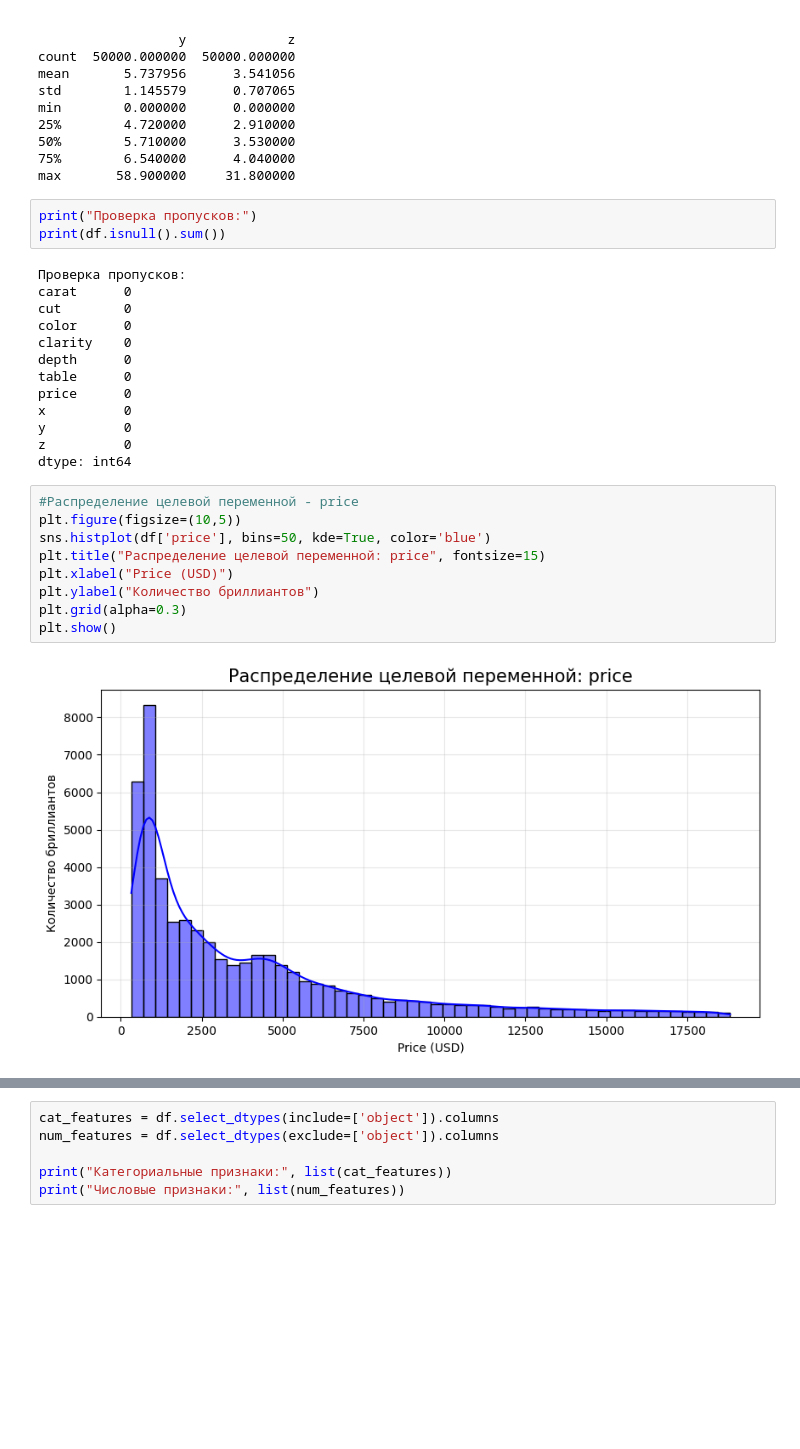
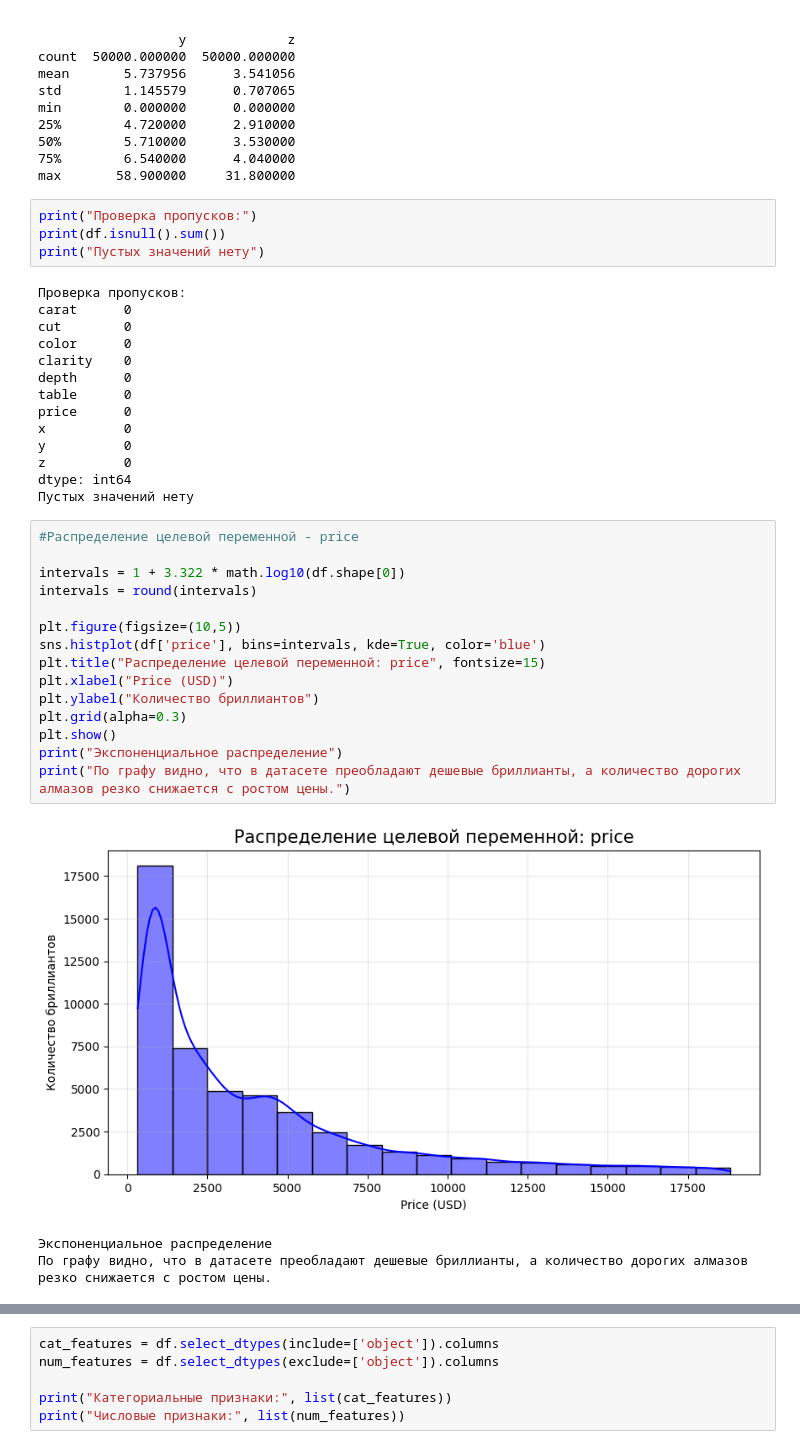
Before and after one commit to AccuRion1/mashinelearn, a Jupyter notebook: Labaa1.ipynb, the cells around one changed output, grey strips where cells are left out. Saved outputs shown, nothing was run; the diff lists cells and outputs as text; blank space fills up the shorter version.

```diff
--- a/Labaa1.ipynb
+++ b/Labaa1.ipynb
@@ -61,6 +62,7 @@ max       58.900000     31.800000
 # %%
 print("Проверка пропусков:")
 print(df.isnull().sum())
+print("Пустых значений нету")
 # %% [output]
 Проверка пропусков:
 carat      0
@@ -74,17 +76,26 @@ x          0
 y          0
 z          0
 dtype: int64
+Пустых значений нету
 # %%
 #Распределение целевой переменной - price
+
+intervals = 1 + 3.322 * math.log10(df.shape[0])
+intervals = round(intervals)
+
 plt.figure(figsize=(10,5))
-sns.histplot(df['price'], bins=50, kde=True, color='blue')
+sns.histplot(df['price'], bins=intervals, kde=True, color='blue')
 plt.title("Распределение целевой переменной: price", fontsize=15)
 plt.xlabel("Price (USD)")
 plt.ylabel("Количество бриллиантов")
 plt.grid(alpha=0.3)
 plt.show()
+print("Экспоненциальное распределение")
+print("По графу видно, что в датасете преобладают дешевые бриллианты, а количество дорогих алмазов резко снижается с ростом цены.")
 # %% [output]
-[figure, old version]
+[figure, new version]
+Экспоненциальное распределение
+По графу видно, что в датасете преобладают дешевые бриллианты, а количество дорогих алмазов резко снижается с ростом цены.
 # %%
 #Визуализация числовых признаков
 numeric_features = ['carat', 'depth', 'table', 'x', 'y', 'z']
```
Also changed, not shown: parts of 15 cells of this notebook.
